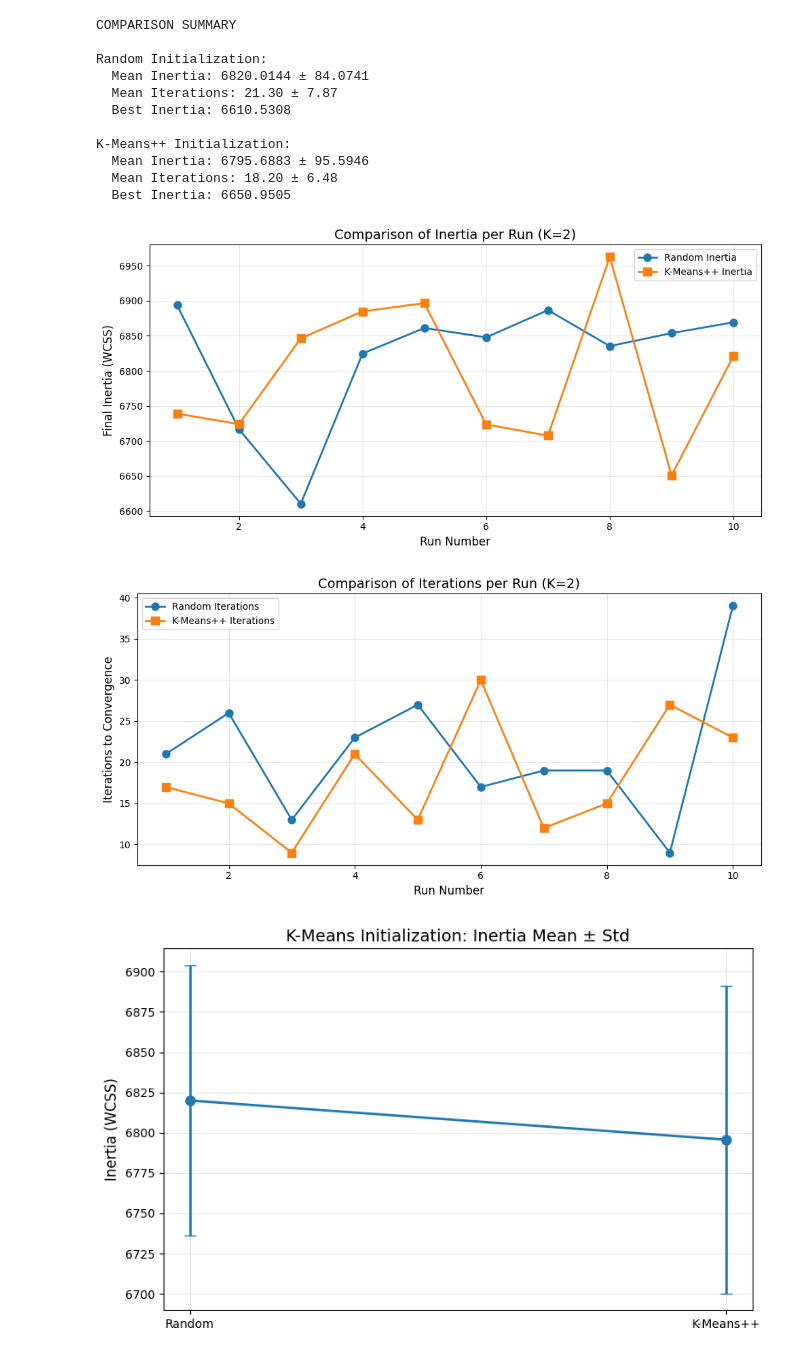
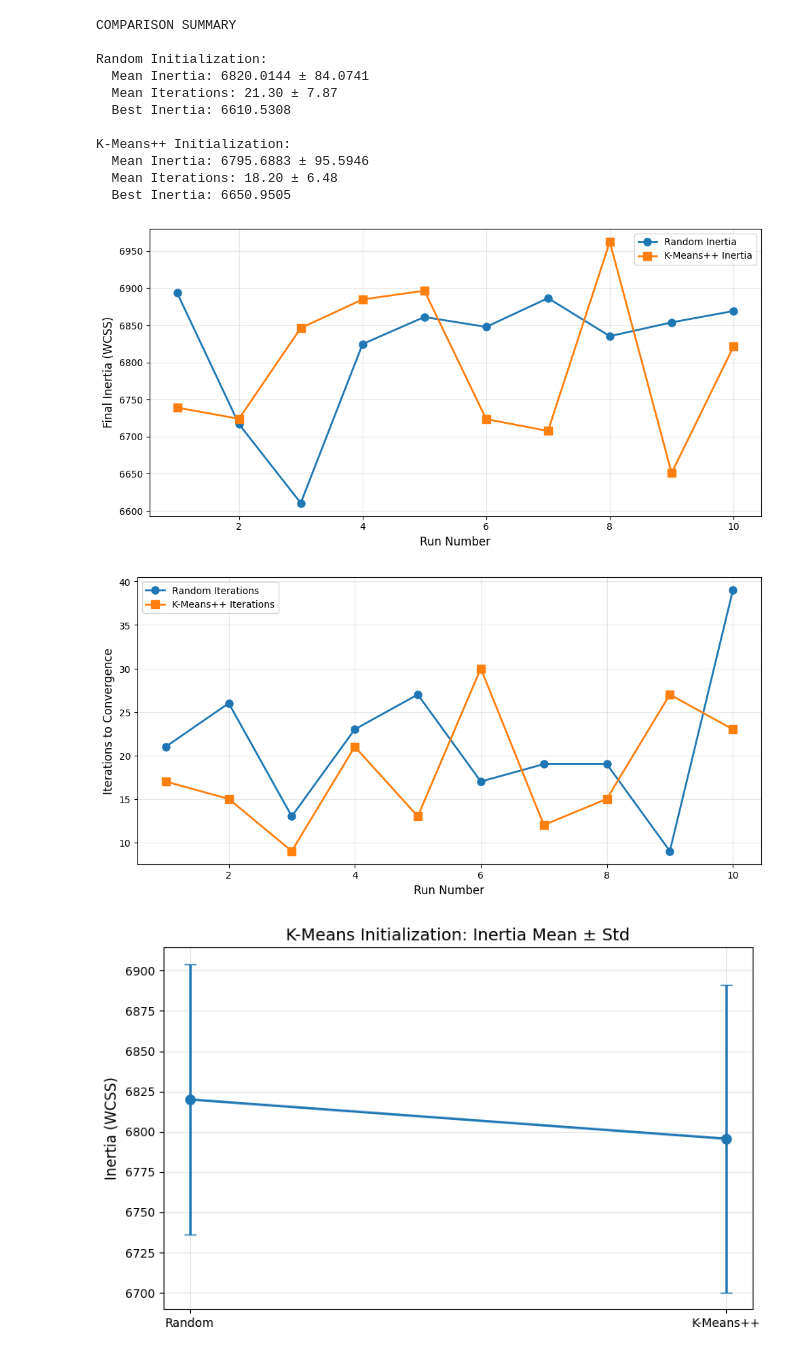
Before and after one commit to mirollawa2l/Unsupervised-Learning, a Jupyter notebook: Implementation.ipynb, the cells around one changed output. Drawn from its saved outputs; the diff is of its cells as text; code cells hidden in the pictures.

```diff
--- a/Implementation.ipynb
+++ b/Implementation.ipynb
@@ -223,0 +252,9 @@ Scaled dataset shape: (569, 30)
+# %%
+pca = PCA(n_components=2)
+pca.fit(X_scaled)
+
+X_pca = pca.transform(X_scaled)
+error = pca.reconstruction_error(X_scaled)
+
+print("Explained variance ratio:", pca.explained_variance_ratio_)
+print("Reconstruction error:", error)
@@ -224,2 +264,21 @@ Scaled dataset shape: (569, 30)
 # %% [markdown]
 2.Autoencoders
+# %%
+def relu(z):
+    return np.maximum(0, z)
+
+def relu_derivative(z):
+    return (z > 0).astype(float)
+
+def sigmoid(z):
+    return 1 / (1 + np.exp(-z))
+
+def sigmoid_derivative(z):
+    s = sigmoid(z)
+    return s * (1 - s)
+
+def tanh(z):
+    return np.tanh(z)
+
+def tanh_derivative(z):
+    return 1 - np.tanh(z)**2
@@ -225,0 +365,5 @@ Scaled dataset shape: (569, 30)
+# %%
+layer_sizes = [30, 20, 10, 2, 10, 20, 30]
+ae = Autoencoder(layer_sizes, activation='relu', lr=0.01, l2=0.001)
+
+ae.train(X_scaled, epochs=200, batch_size=32)
@@ -652,29 +817,29 @@ width = 0.35
 # %%
 plt.figure(figsize=(10, 5))
 plt.plot(range(1, len(random_inertia)+1), random_inertia, 'o-', label='Random Inertia', linewidth=2, markersize=8)
 plt.plot(range(1, len(plusplus_inertia)+1), plusplus_inertia, 's-', label='K-Means++ Inertia', linewidth=2, markersize=8)
 plt.xlabel('Run Number', fontsize=12)
 plt.ylabel('Final Inertia (WCSS)', fontsize=12)
-plt.title(f'Comparison of Inertia per Run (K={optimal_k})', fontsize=14)
+# plt.title(f'Comparison of Inertia per Run (K={optimal_k})', fontsize=14)
 plt.legend()
 plt.grid(True, alpha=0.3)
 plt.tight_layout()
 plt.show()
 # %% [output]
-[figure, old version]
+[figure, new version]
 # %%
 plt.figure(figsize=(10, 5))
 plt.plot(range(1, len(random_iters)+1), random_iters, 'o-', label='Random Iterations', linewidth=2, markersize=8)
 plt.plot(range(1, len(plusplus_iters)+1), plusplus_iters, 's-', label='K-Means++ Iterations', linewidth=2, markersize=8)
 plt.xlabel('Run Number', fontsize=12)
 plt.ylabel('Iterations to Convergence', fontsize=12)
-plt.title(f'Comparison of Iterations per Run (K={optimal_k})', fontsize=14)
+# plt.title(f'Comparison of Iterations per Run (K={optimal_k})', fontsize=14)
 plt.legend()
 plt.grid(True, alpha=0.3)
 plt.tight_layout()
 plt.show()
 # %% [output]
-[figure, old version]
+[figure, new version]
 # %%
 plt.figure(figsize=(8, 5))
 plt.errorbar(x, inertia_means, yerr=inertia_stds, fmt='-o', capsize=5, markersize=8, linewidth=2)
```
Also changed, not shown: parts of 31 cells of this notebook, 2 other files.
